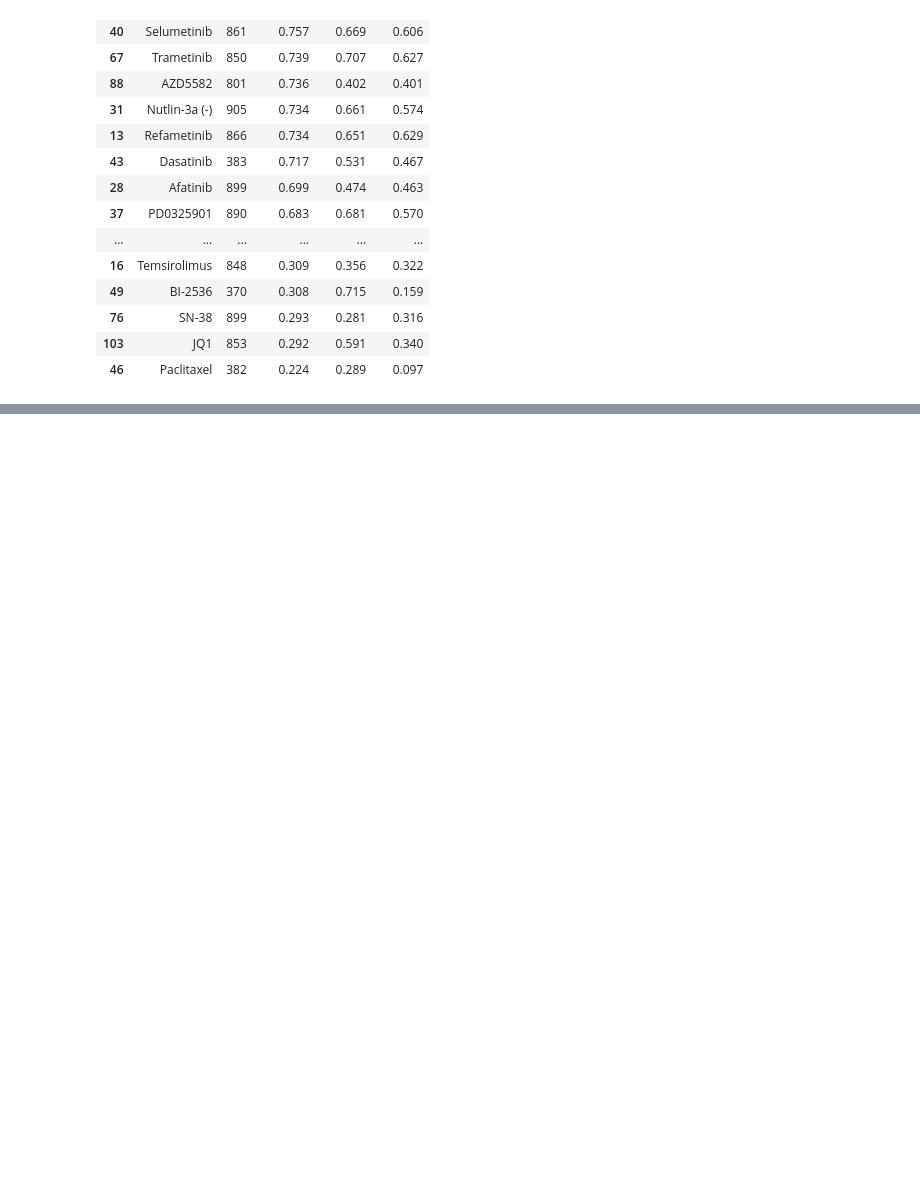
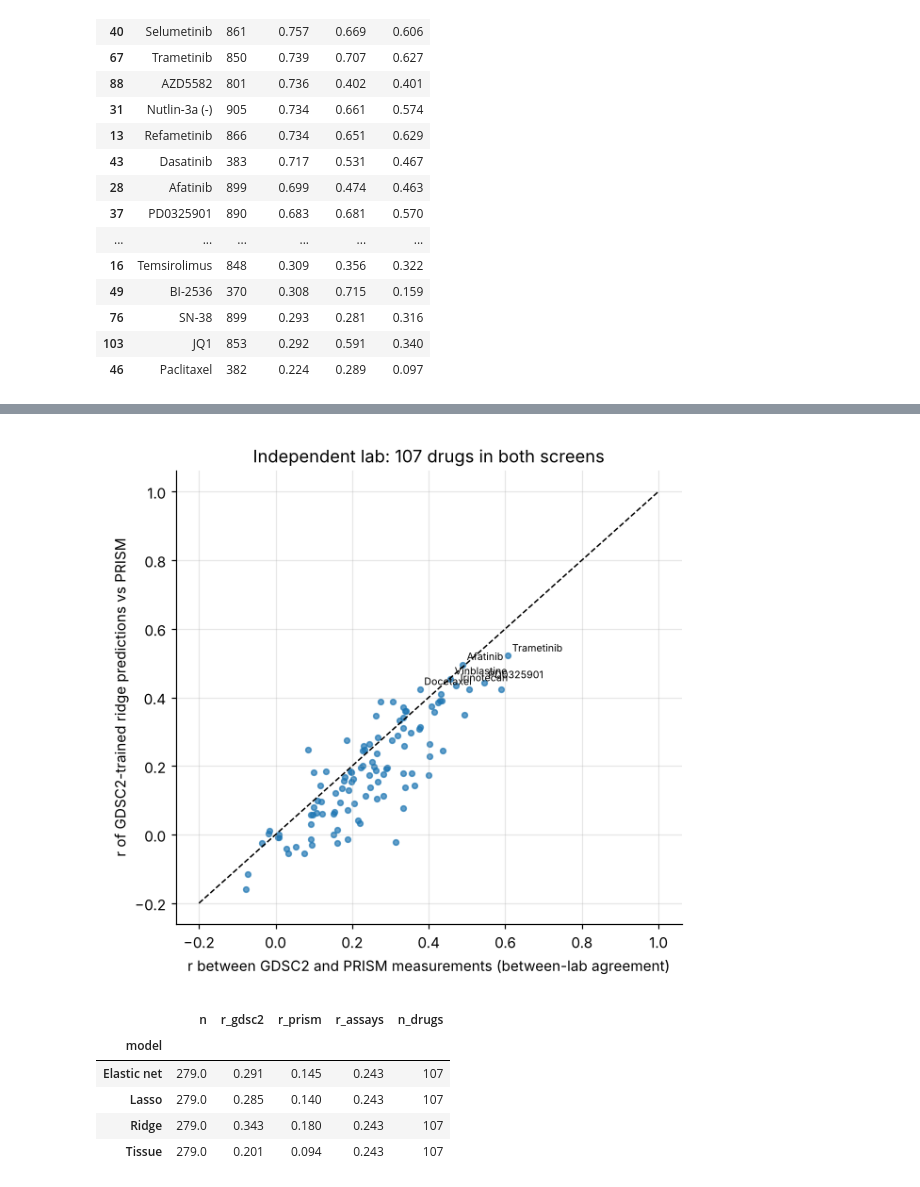
Before and after one commit to TilakHeble/cancer-drug-response, a Jupyter notebook: notebooks/05_robustness.ipynb, the cells around one changed output, grey strips where cells are left out. Cells and saved outputs as stored; diff of their text form; code cells hidden in the pictures; blank space fills up the shorter version.

```diff
--- a/notebooks/05_robustness.ipynb
+++ b/notebooks/05_robustness.ipynb
@@ -109,0 +117,11 @@ ca[ca.model == "Ridge"].sort_values("r_assays", ascending=False)[["drug_name", "
+# %%
+display(Image(FIG / 'prism.png'))
+pd.read_csv(T / 'prism.csv', index_col=0)
+# %% [output]
+[figure, added]
+|  | n | r_gdsc2 | r_prism | r_assays | n_drugs |
+| model |  |  |  |  |  |
+| Elastic net | 279.0 | 0.291 | 0.145 | 0.243 | 107 |
+| Lasso | 279.0 | 0.285 | 0.140 | 0.243 | 107 |
+| Ridge | 279.0 | 0.343 | 0.180 | 0.243 | 107 |
+| Tissue | 279.0 | 0.201 | 0.094 | 0.243 | 107 |
```
Also changed, not shown: parts of 3 cells of this notebook, 11 other files.
